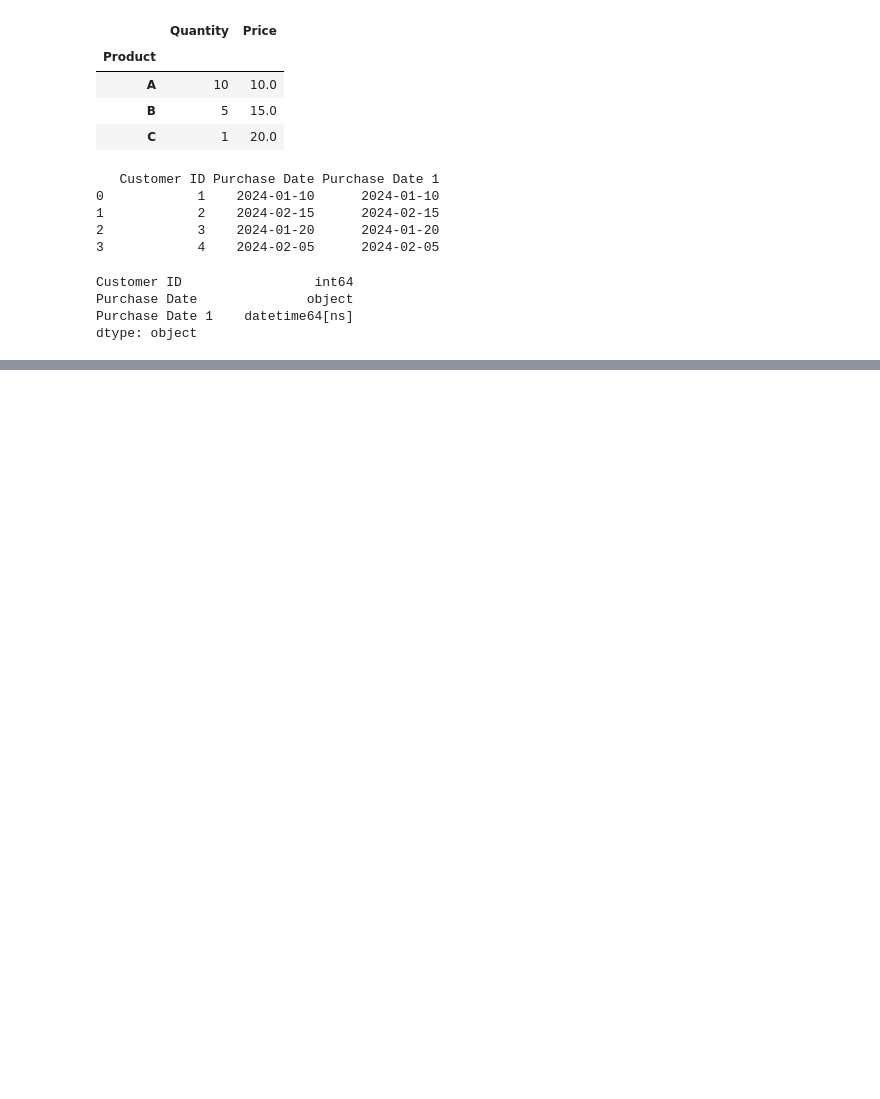
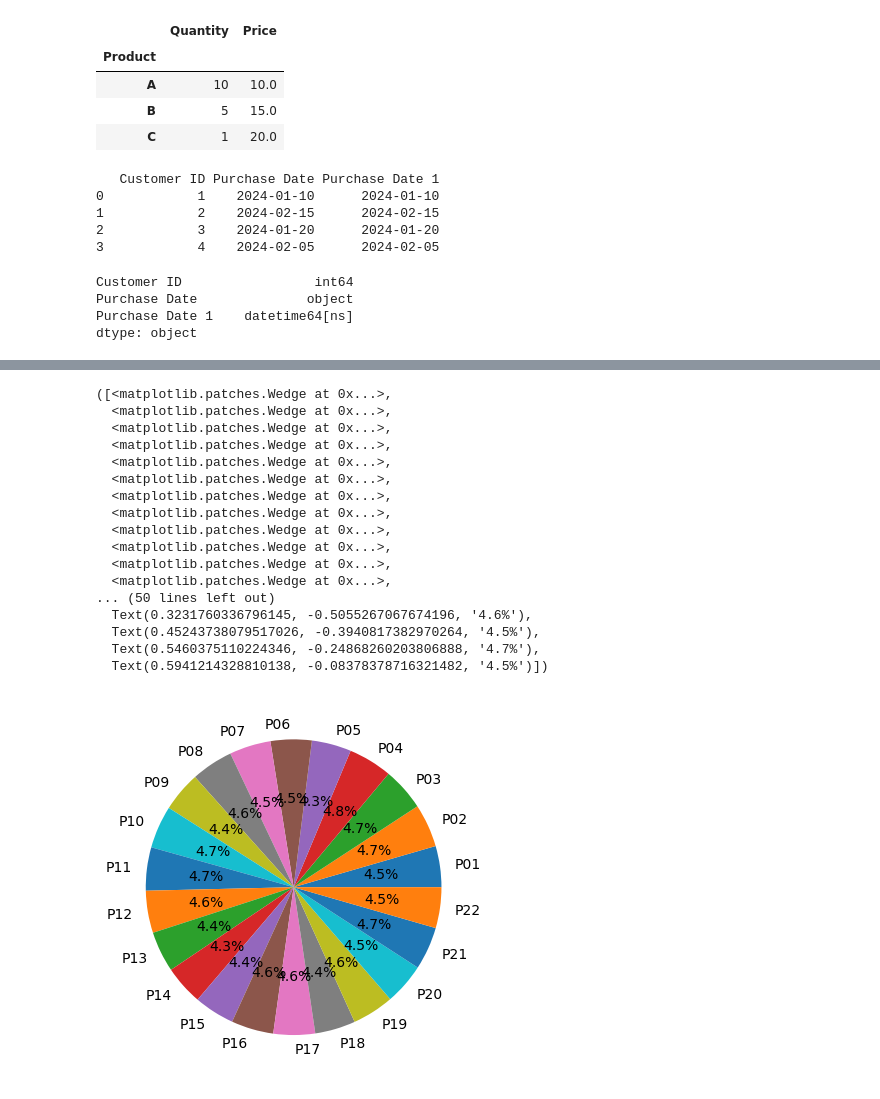
Before and after one commit to Shivakumar8790/Python-Practice-, a Jupyter notebook: 1. 7 Python practice.ipynb, the cells around one changed output, grey strips where cells are left out. Cells and saved outputs as stored; diff of their text form; code cells hidden in the pictures; blank space fills up the shorter version.

```diff
--- a/1. 7 Python practice.ipynb
+++ b/1. 7 Python practice.ipynb
@@ -4186,0 +4304,3 @@ data
+# %%
+average_Sales = sales_data.groupby("PID")["Amount"].mean().reset_index(name="avg_sales").round(2)
+average_Sales.head()
@@ -4186,0 +4329,21 @@ data
+# %%
+plt.pie(average_Sales["avg_sales"].values, labels = average_Sales["PID"].values , autopct = "%1.1f%%")
+# %% [output]
+([<matplotlib.patches.Wedge at 0x...>,
+  <matplotlib.patches.Wedge at 0x...>,
+  <matplotlib.patches.Wedge at 0x...>,
+  <matplotlib.patches.Wedge at 0x...>,
+  <matplotlib.patches.Wedge at 0x...>,
+  <matplotlib.patches.Wedge at 0x...>,
+  <matplotlib.patches.Wedge at 0x...>,
+  <matplotlib.patches.Wedge at 0x...>,
+  <matplotlib.patches.Wedge at 0x...>,
+  <matplotlib.patches.Wedge at 0x...>,
+  <matplotlib.patches.Wedge at 0x...>,
+  <matplotlib.patches.Wedge at 0x...>,
+... (50 lines left out)
+  Text(0.3231760336796145, -0.5055267067674196, '4.6%'),
+  Text(0.45243738079517026, -0.3940817382970264, '4.5%'),
+  Text(0.5460375110224346, -0.24868260203806888, '4.7%'),
+  Text(0.5941214328810138, -0.08378378716321482, '4.5%')])
+[figure, added]
```
Also changed, not shown: parts of 17 cells of this notebook.
